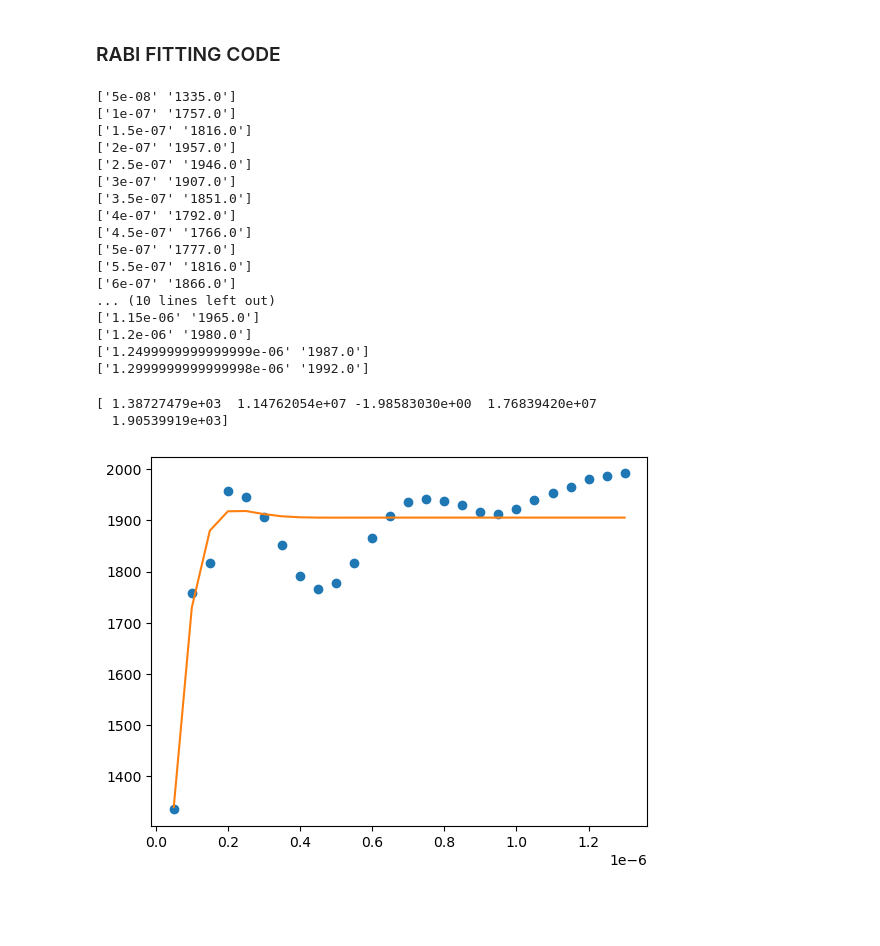
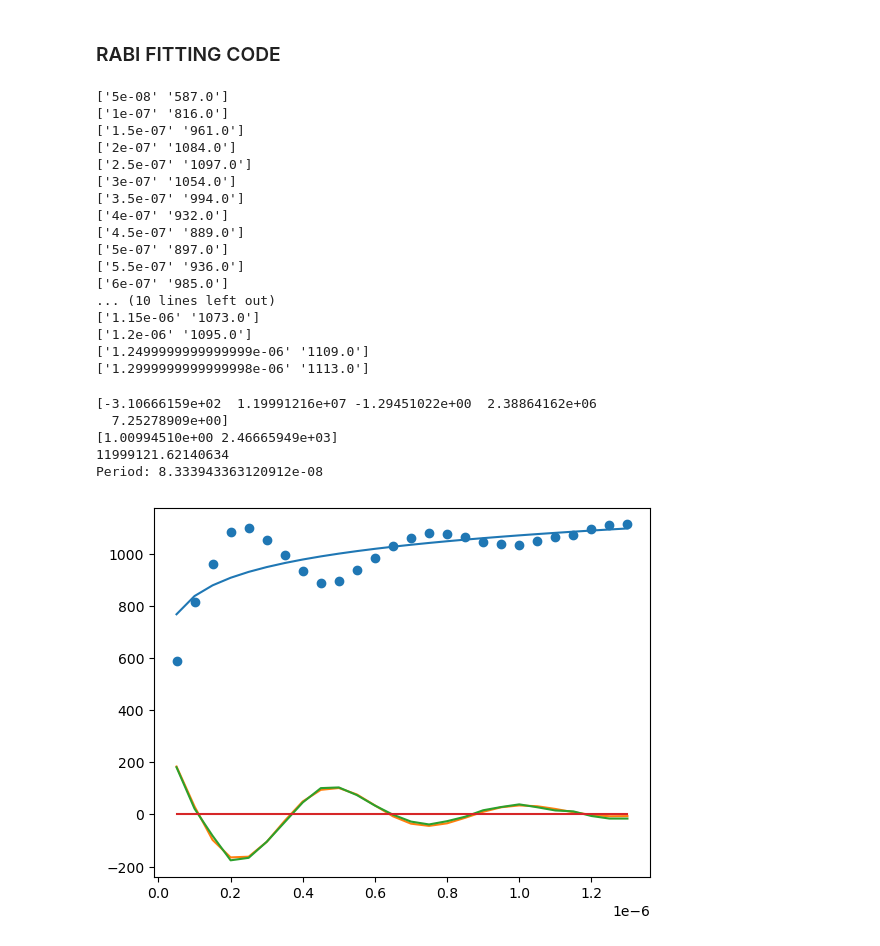
Before and after one commit to yudgy/ee400-lab2-qubit-control, a Jupyter notebook: Rabi_exp.ipynb, the cells around one changed output. Drawn from its saved outputs; the diff is of its cells as text; code cells hidden in the pictures; blank space fills up the shorter version.

```diff
--- a/Rabi_exp.ipynb
+++ b/Rabi_exp.ipynb
@@ -162,7 +164,7 @@ delay: 5
 #write data to a csv file to save the data
 
 dt = str(datetime.datetime.now()).strip().replace(' ', '-').replace('.','-').replace(':',"-")
-filename = "Rabi" + dt + ".csv"
+filename = "outputs/Rabi" + dt + ".csv"
 header = ['rf_frequency(MHz)', 'Lock in amp mag']
 with open(filename, 'w', newline='') as csvfile:
     csvwriter = csv.writer(csvfile)
@@ -197,9 +199,9 @@ import numpy as np
 import matplotlib.pyplot as plt
 from scipy.optimize import curve_fit
 # %%
-filename = 'Rabi2026-04-28-15-46-27-227890.csv' #enter the file name & path(if it is not in the same folder) as a string
+filename = 'Rabi2026-04-30-13-39-25-024190.csv' #enter the file name & path(if it is not in the same folder) as a string
 
-with open(filename, 'r') as f:
+with open('outputs/' + filename, 'r') as f:
     reader = csv.reader(f)
     data = list(reader)
 
@@ -215,23 +217,23 @@ for i in range(len(data_array)):
         rf_pulse_width[i-1] = float(data_array[i][0])
         lock_in_mag[i-1] = float(data_array[i][1])
 # %% [output]
-['5e-08' '1335.0']
-['1e-07' '1757.0']
-['1.5e-07' '1816.0']
-['2e-07' '1957.0']
-['2.5e-07' '1946.0']
-['3e-07' '1907.0']
-['3.5e-07' '1851.0']
-['4e-07' '1792.0']
-['4.5e-07' '1766.0']
-['5e-07' '1777.0']
-['5.5e-07' '1816.0']
-['6e-07' '1866.0']
+['5e-08' '587.0']
+['1e-07' '816.0']
+['1.5e-07' '961.0']
+['2e-07' '1084.0']
+['2.5e-07' '1097.0']
+['3e-07' '1054.0']
+['3.5e-07' '994.0']
+['4e-07' '932.0']
+['4.5e-07' '889.0']
+['5e-07' '897.0']
+['5.5e-07' '936.0']
+['6e-07' '985.0']
 ... (10 lines left out)
-['1.15e-06' '1965.0']
-['1.2e-06' '1980.0']
-['1.2499999999999999e-06' '1987.0']
-['1.2999999999999998e-06' '1992.0']
+['1.15e-06' '1073.0']
+['1.2e-06' '1095.0']
+['1.2499999999999999e-06' '1109.0']
+['1.2999999999999998e-06' '1113.0']
 # %%
 #TODO: set initial guesses for curve fitting
 sinusoid_amp = 3000  #starting amp of signal
@@ -246,20 +248,43 @@ def sine(times, frequency, phi ):
 def exp(times, amplitude, lbda):
     return amplitude*np.exp(-lbda*times)
 
-def damped_sin_func(times, amplitude, frequency, phi, ldba,shift):
+def logb(times, base, y_offset):
+    return (np.log(times) / np.log(base)) + y_offset
+
+def damped_sin_func(times, amplitude, frequency, phi, ldba, shift):
     return exp(times, amplitude, ldba)*sine(times, frequency, phi)+shift
+
+logpopt,logpconv = curve_fit(logb, #our function
+                      rf_pulse_width, #measured x values
+                      lock_in_mag, #measured y values
+                      p0 = (100, 0))
+
+decaying_exp_sin = logb(rf_pulse_width, logpopt[0], logpopt[1]) - lock_in_mag
+
 popt,pcov = curve_fit(damped_sin_func, #our function
                       rf_pulse_width, #measured x values
-                      lock_in_mag, #measured y values
+                      decaying_exp_sin, #measured y values
                       p0 = (140, (1/0.2e-6), 0.1e-6, -0.2, 850))
-# %%
-print(popt)
-# %% [output]
-[ 1.38727479e+03  1.14762054e+07 -1.98583030e+00  1.76839420e+07
-  1.90539919e+03]
+# %%
+print(popt)
+print(logpopt)
+print(popt[1])
+
+period = 1 / popt[1]
+print(f'Period: {period}')
+# %% [output]
+[-3.10666159e+02  1.19991216e+07 -1.29451022e+00  2.38864162e+06
+  7.25278909e+00]
+[1.00994510e+00 2.46665949e+03]
+11999121.62140634
+Period: 8.333943363120912e-08
 # %%
-plt.plot(rf_pulse_width,lock_in_mag, 'o')
+plt.plot(rf_pulse_width, lock_in_mag, 'o')
 plt.plot(rf_pulse_width, damped_sin_func(rf_pulse_width, popt[0], popt[1], popt[2], popt[3], popt[4]))
+# plt.plot(rf_pulse_width, damped_sin_func(rf_pulse_width, popt[0], popt[1], popt[2], popt[3], popt[4]) - lock_in_mag)
+plt.plot(rf_pulse_width, logb(rf_pulse_width, logpopt[0], logpopt[1]), color="tab:blue")
+plt.plot(rf_pulse_width, decaying_exp_sin)
+plt.plot(rf_pulse_width, np.zeros(len(rf_pulse_width)))
 plt.show()
 # %% [output]
-[figure, old version]
+[figure, new version]
```
Also changed, not shown: parts of 3 cells of this notebook.
